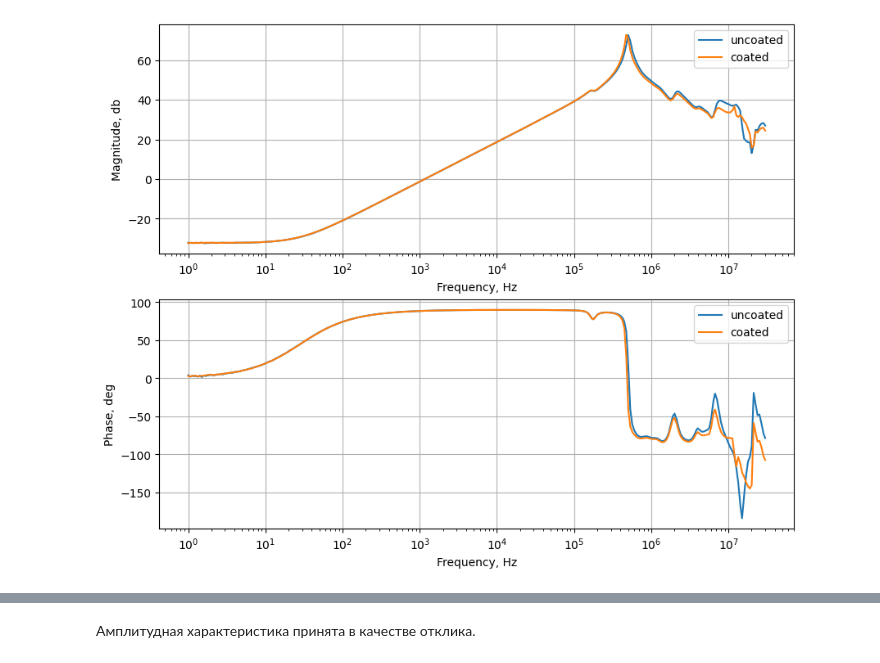
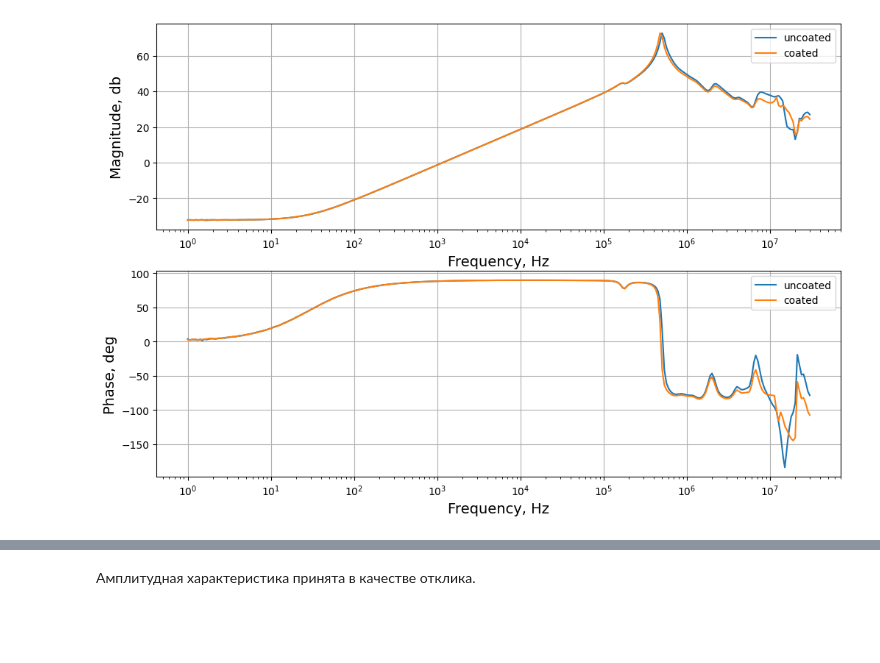
Before and after one commit to romangorbunov91/frequency-models, a Jupyter notebook: notebook.ipynb, the cells around one changed output, grey strips where cells are left out. Saved outputs shown, nothing was run; the diff lists cells and outputs as text; code cells hidden in the pictures; blank space fills up the shorter version.

```diff
--- a/notebook.ipynb
+++ b/notebook.ipynb
@@ -36,19 +38,20 @@ for n in range(N):
     else:
         data[n] = import_data[n].copy()
 # %%
+user_fontsize = 14
 user_ylabel = ['Magnitude, db', 'Phase, deg']
-fig, axes = plt.subplots(nrows=2, ncols=1, figsize=(10, 8))
+fig, axes = plt.subplots(nrows=2, ncols=1, figsize=(12, 8))
 for idx in range(2):
     ax = axes[idx]
     for n in range(N):
         ax.plot(data[n][:, var.freq.value], data[n][:, idx + 1], label=file_list[n])
     ax.set_xscale('log')
     ax.legend()
-    ax.set_xlabel('Frequency, Hz')
-    ax.set_ylabel(user_ylabel[idx])
+    ax.set_xlabel('Frequency, Hz', fontsize=user_fontsize)
+    ax.set_ylabel(user_ylabel[idx], fontsize=user_fontsize)
     ax.grid(True)
 
-#plt.savefig('readme_img/energy_pywt.png', bbox_inches='tight')
+plt.savefig('readme_img/measured_freq_resp.png', bbox_inches='tight')
 plt.show()
 # %% [output]
-[figure, old version]
+[figure, new version]
```
Also changed, not shown: parts of 10 cells of this notebook, 1 other file.
